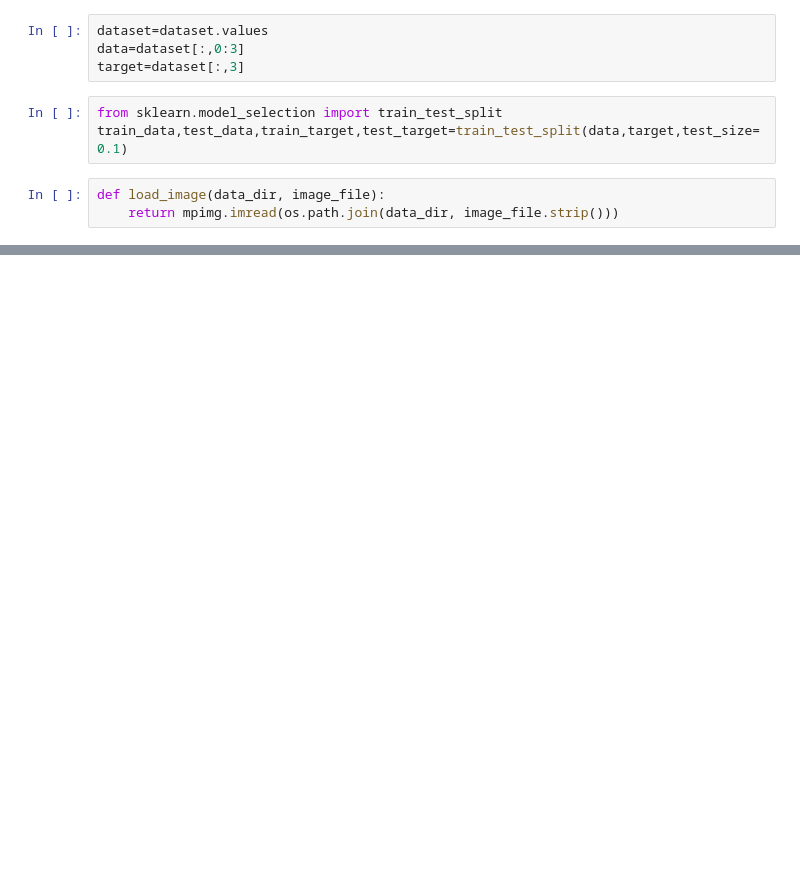
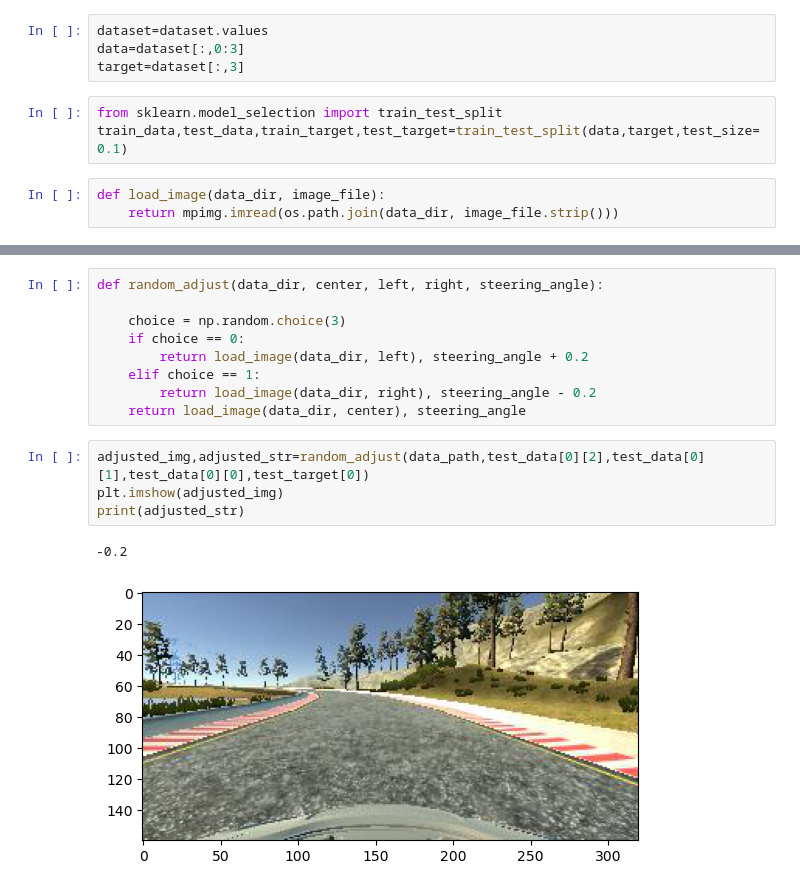
Before and after one commit to oshadadil99/Self-Driving-Car-Simulator, a Jupyter notebook: self-driving-car.ipynb, the cells around one changed output, grey strips where cells are left out. Cells and saved outputs as stored; diff of their text form; blank space fills up the shorter version.

```diff
--- a/self-driving-car.ipynb
+++ b/self-driving-car.ipynb
@@ -46,0 +65,16 @@ print(steering_angle)
+# %%
+def random_adjust(data_dir, center, left, right, steering_angle):
+
+    choice = np.random.choice(3)
+    if choice == 0:
+        return load_image(data_dir, left), steering_angle + 0.2
+    elif choice == 1:
+        return load_image(data_dir, right), steering_angle - 0.2
+    return load_image(data_dir, center), steering_angle
+# %%
+adjusted_img,adjusted_str=random_adjust(data_path,test_data[0][2],test_data[0][1],test_data[0][0],test_target[0])
+plt.imshow(adjusted_img)
+print(adjusted_str)
+# %% [output]
+-0.2
+[figure, added]
```
Also changed, not shown: parts of 17 cells of this notebook.
